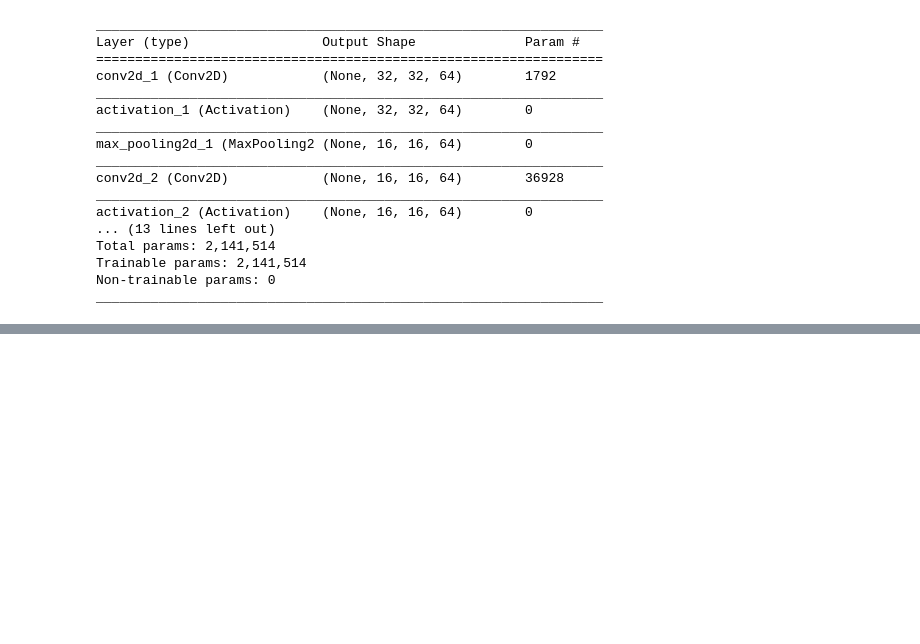
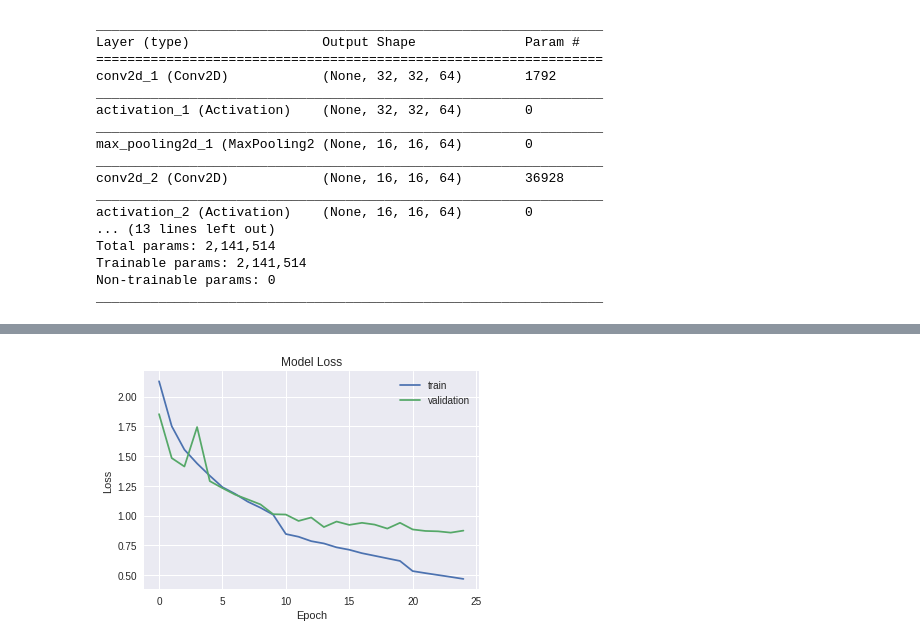
Before and after one commit to rigonzal/ANN, a Jupyter notebook: Approach2/Pregunta_1_colab.ipynb, the cells around one changed output, grey strips where cells are left out. Saved outputs shown, nothing was run; the diff lists cells and outputs as text; code cells hidden in the pictures; blank space fills up the shorter version.

```diff
--- a/Approach2/Pregunta_1_colab.ipynb
+++ b/Approach2/Pregunta_1_colab.ipynb
@@ -127,0 +189,21 @@ array([[[[0.23137255, 0.24313725, 0.24705882],
+# %%
+#se define el modelo
+model_1_e = Sequential()
+model_1_e.add(Conv2D(64, (3, 3), padding='same', input_shape=x_train.shape[1:]))
+model_1_e.add(Activation('relu'))
+model_1_e.add(MaxPooling2D(pool_size=(2, 2)))
+model_1_e.add(Conv2D(64, (3, 3), padding='same'))
+model_1_e.add(Activation('relu'))
+model_1_e.add(MaxPooling2D(pool_size=(2, 2)))
+model_1_e.add(Flatten())
+model_1_e.add(Dense(512))
+model_1_e.add(Activation('relu'))
+model_1_e.add(Dense(10))
+model_1_e.add(Activation('softmax'))
+
+#se agrega optimizador
+opt = rmsprop(lr=0.001, decay=1e-6)
+batch_size = 1000
+epochs = 25
+model_1_e.compile(loss="categorical_crossentropy" , optimizer=opt )
+history_1_e = model_1_e.fit(x_train_norm, y_train,batch_size=batch_size,epochs=epochs, validation_data=(x_val_norm,y_val), shuffle=True, callbacks=[lrate])
@@ -127,0 +228,10 @@ array([[[[0.23137255, 0.24313725, 0.24705882],
+# %%
+plt.plot(history_1_e.history['loss'])
+plt.plot(history_1_e.history['val_loss'])
+plt.title('Model Loss')
+plt.xlabel('Epoch')
+plt.ylabel('Loss')
+plt.legend(['train', 'validation'], loc='upper right')
+plt.show()
+# %% [output]
+[figure, added]
```
Also changed, not shown: parts of 24 cells of this notebook.
